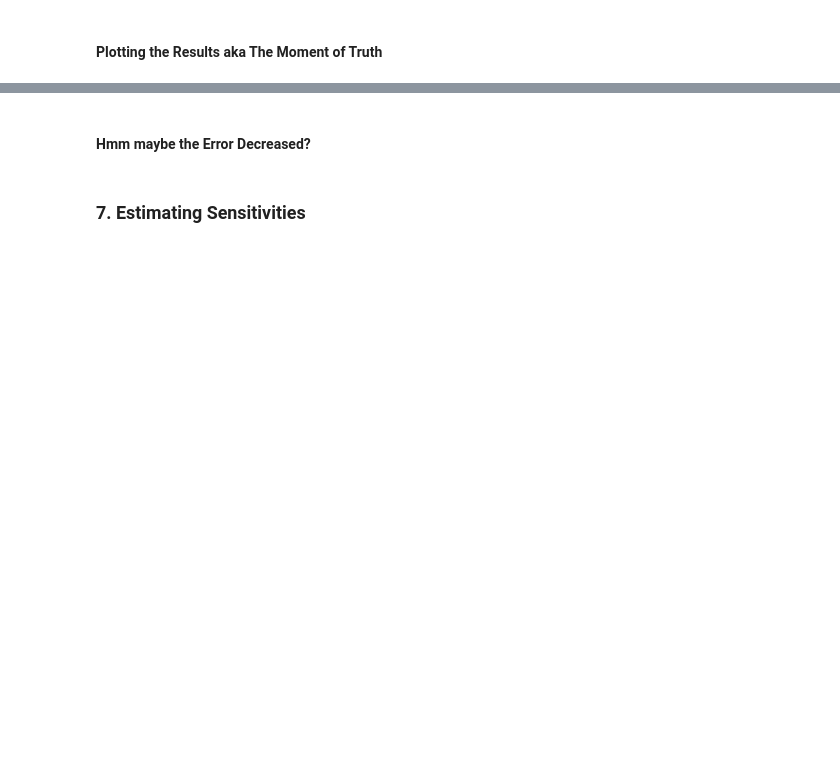
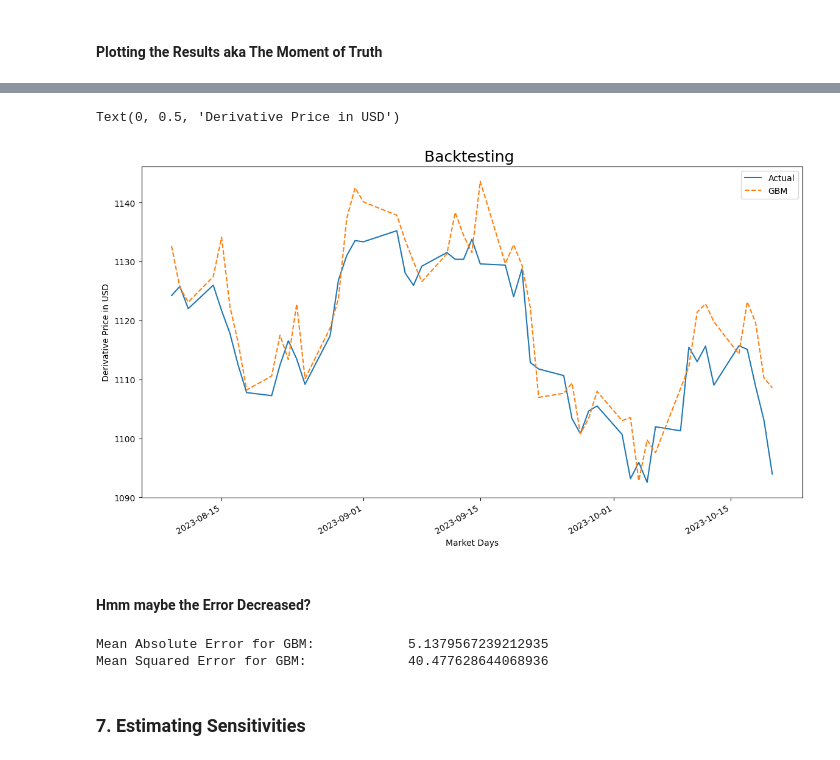
Before and after one commit to RahulG1309/MH4518, a Jupyter notebook: simulations/Black_Scholes.ipynb, the cells around one changed output, grey strips where cells are left out. Cells and saved outputs as stored; diff of their text form; code cells hidden in the pictures; blank space fills up the shorter version.

```diff
--- a/simulations/Black_Scholes.ipynb
+++ b/simulations/Black_Scholes.ipynb
@@ -338,3 +338,7 @@ def get_lognormal_statistics(prices, delta_t):
   mu = np.mean(log_returns)/delta_t
   sigma = np.std(log_returns, ddof=1)/np.sqrt(delta_t)
   return mu, sigma
+# %%
+divdata = pd.read_csv("data/SPY.csv")
+divdata.Date = pd.to_datetime(divdata.Date)
+divdata = divdata.values
@@ -341,3 +354,12 @@ def get_lognormal_statistics(prices, delta_t):
+# %%
+### PASS only dates greater than 2022-06-17
+def get_div_rate(date):
+    i=1
+    while(i<len(divdata)):
+        if(divdata[i][0]>=date):
+            return divdata[i-1][1]
+        i+=1
+    return divdata[len(divdata)-1][1]
 # %%
 # Generating a common random variable/common randomness matrix
 Z_matrix = np.random.normal(0, 1, size=(len(simulation_dates), num_sim, num_periods))
@@ -350,7 +372,6 @@ GBM_expected_values = []
 for date, prices in zip(simulation_dates, backtest_windows):
   # Convert date to index (so we can lookup prices and interest rate curves)
   date_index = simulation_dates.get_loc(date)
-
   # Estimate r
   #delta = num_periods - date_index     # Correct this
   delta = len(product_lifetime[date:])
@@ -359,7 +380,7 @@ for date, prices in zip(simulation_dates, backtest_windows):
   r = curve_fit(tau)/100 ### yearly interest
   # Calulcate mu and sigma (we discard mu)
   _, sigma = get_lognormal_statistics(prices, delta_t)  ### sigma is daily variance
-  eff_r = r-1.67/100
+  eff_r = r-get_div_rate(date)/100
 
   # Simulate prices, calculate payoff and expected value
   simulated_prices = simulate_GBM(num_sim, prices[-1], eff_r/252, sigma, delta_t, tau, Z=Z_matrix[date_index])
@@ -493,8 +539,8 @@ assert len(product_prices) == len(simulation_reults)
 # Gather data into a single dataframe
 simulation_reults['Actual'] = product_prices["value"]
 simulation_reults['GBM'] = GBM_expected_values
-simulation_reults['AV'] = GBM_AV_expected_values
-simulation_reults['EMS'] = GBM_EMS_expected_values
+# simulation_reults['AV'] = GBM_AV_expected_values
+# simulation_reults['EMS'] = GBM_EMS_expected_values
 # simulation_reults['CV'] = GBM_CV_expected_values
 # simulation_reults['CV_Min'] = GBM_CV_Min_expected_values
 
@@ -502,16 +557,19 @@ simulation_reults.head()
 # %%
 plt.figure(figsize=(14,8))
 plt.title('Backtesting ',fontdict={"fontsize":18})
 
 simulation_reults['Actual'].plot(legend=True)
 simulation_reults['GBM'].plot(legend=True,style="--")
-simulation_reults['AV'].plot(legend=True,style="--")
-simulation_reults['EMS'].plot(legend=True,style="--")
+# simulation_reults['AV'].plot(legend=True,style="--")
+# simulation_reults['EMS'].plot(legend=True,style="--")
 # simulation_reults['CV'].plot(legend=True,style="--")
 # simulation_reults['CV_Min'].plot(legend=True,style="--")
 
 plt.xlabel('Market Days')
 plt.ylabel('Derivative Price in USD')
+# %% [output]
+Text(0, 0.5, 'Derivative Price in USD')
+[figure, added]
 # %% [markdown]
 #### Hmm maybe the Error Decreased?
 # %%
@@ -520,25 +578,28 @@ mean_sq_error=mean_squared_error(simulation_reults['Actual'].to_list(),simulatio
 print(f'Mean Absolute Error for GBM:\t\t{mean_abs_error}')
 print(f'Mean Squared Error for GBM:\t\t{mean_sq_error}\n')
 
-mean_abs_error=mean_absolute_error(simulation_reults['Actual'].to_list(),simulation_reults['AV'].to_list())
-mean_sq_error=mean_squared_error(simulation_reults['Actual'].to_list(),simulation_reults['AV'].to_list())
-print(f'Mean Absolute Error for GBM with AV:\t{mean_abs_error}')
-print(f'Mean Squared Error for GBM with AV:\t{mean_sq_error}\n')
+# mean_abs_error=mean_absolute_error(simulation_reults['Actual'].to_list(),simulation_reults['AV'].to_list())
+# mean_sq_error=mean_squared_error(simulation_reults['Actual'].to_list(),simulation_reults['AV'].to_list())
+# print(f'Mean Absolute Error for GBM with AV:\t{mean_abs_error}')
+# print(f'Mean Squared Error for GBM with AV:\t{mean_sq_error}\n')
 
-mean_abs_error=mean_absolute_error(simulation_reults['Actual'].to_list(),simulation_reults['EMS'].to_list())
-mean_sq_error=mean_squared_error(simulation_reults['Actual'].to_list(),simulation_reults['EMS'].to_list())
-print(f'Mean Absolute Error for GBM with EMS:\t{mean_abs_error}')
-print(f'Mean Squared Error for GBM with EMS:\t{mean_sq_error}\n')
+# mean_abs_error=mean_absolute_error(simulation_reults['Actual'].to_list(),simulation_reults['EMS'].to_list())
+# mean_sq_error=mean_squared_error(simulation_reults['Actual'].to_list(),simulation_reults['EMS'].to_list())
+# print(f'Mean Absolute Error for GBM with EMS:\t{mean_abs_error}')
+# print(f'Mean Squared Error for GBM with EMS:\t{mean_sq_error}\n')
 
-mean_abs_error=mean_absolute_error(simulation_reults['Actual'].to_list(),simulation_reults['CV'].to_list())
-mean_sq_error=mean_squared_error(simulation_reults['Actual'].to_list(),simulation_reults['CV'].to_list())
-print(f'Mean Absolute Error for GBM with CV:\t{mean_abs_error}')
-print(f'Mean Squared Error for GBM with CV:\t{mean_sq_error}\n')
+# mean_abs_error=mean_absolute_error(simulation_reults['Actual'].to_list(),simulation_reults['CV'].to_list())
+# mean_sq_error=mean_squared_error(simulation_reults['Actual'].to_list(),simulation_reults['CV'].to_list())
+# print(f'Mean Absolute Error for GBM with CV:\t{mean_abs_error}')
+# print(f'Mean Squared Error for GBM with CV:\t{mean_sq_error}\n')
 
-mean_abs_error=mean_absolute_error(simulation_reults['Actual'].to_list(),simulation_reults['CV_Min'].to_list())
-mean_sq_error=mean_squared_error(simulation_reults['Actual'].to_list(),simulation_reults['CV_Min'].to_list())
-print(f'Mean Absolute Error with CV using min:\t{mean_abs_error}')
-print(f'Mean Squared Error with CV using min:\t{mean_sq_error}\n')
+# mean_abs_error=mean_absolute_error(simulation_reults['Actual'].to_list(),simulation_reults['CV_Min'].to_list())
+# mean_sq_error=mean_squared_error(simulation_reults['Actual'].to_list(),simulation_reults['CV_Min'].to_list())
+# print(f'Mean Absolute Error with CV using min:\t{mean_abs_error}')
+# print(f'Mean Squared Error with CV using min:\t{mean_sq_error}\n')
+# %% [output]
+Mean Absolute Error for GBM:            5.1379567239212935
+Mean Squared Error for GBM:             40.477628644068936
 # %% [markdown]
 ### 7. Estimating Sensitivities
 # %%
```
Also changed, not shown: parts of 5 cells of this notebook.
